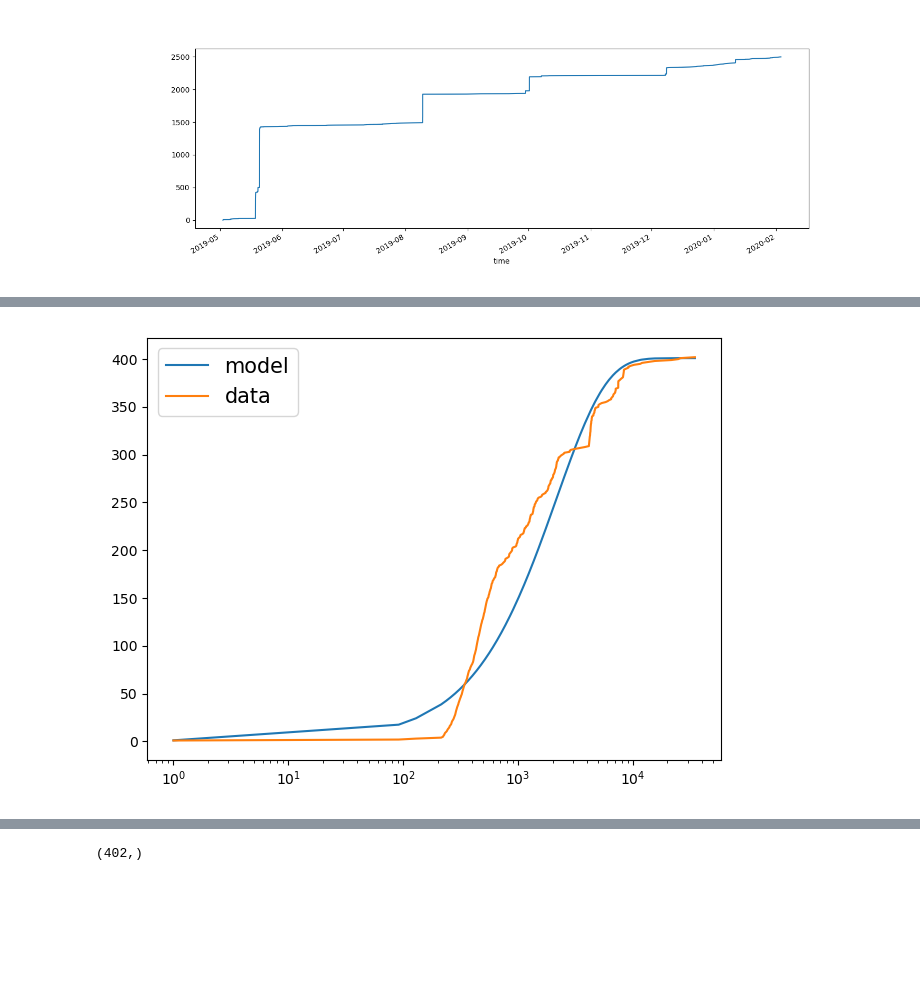
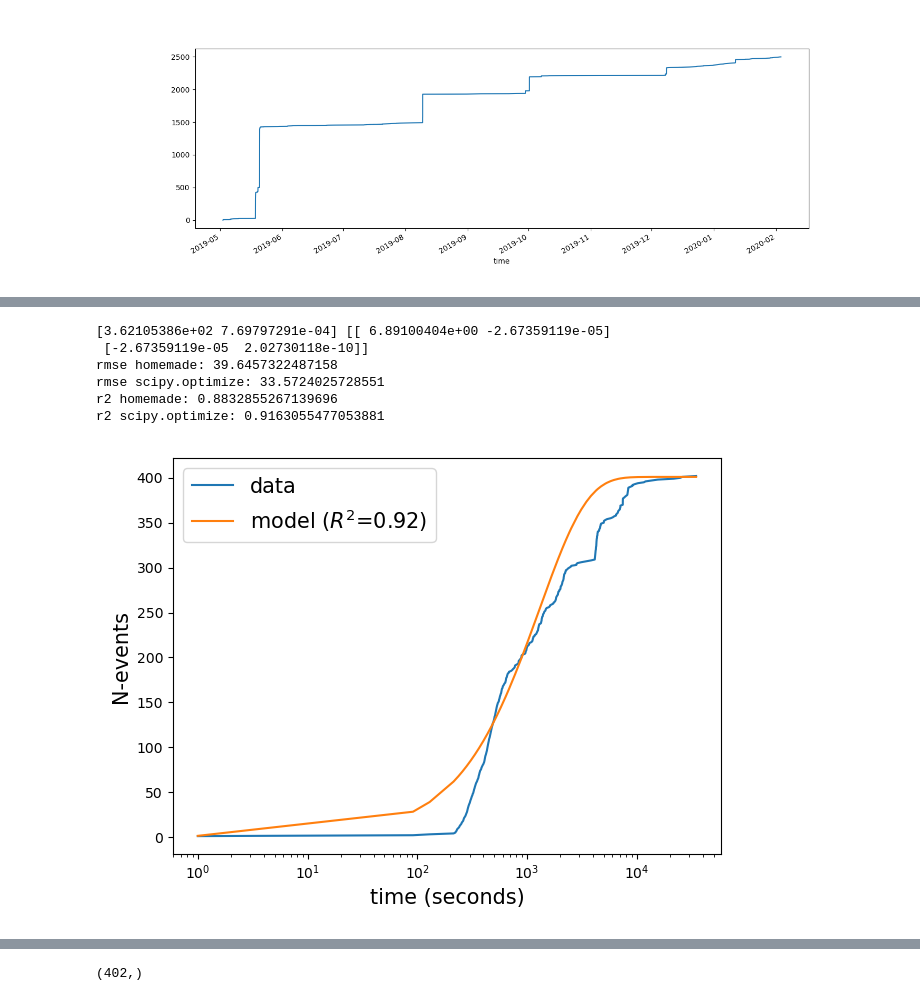
Before and after one commit to SerpRateAI/BubblePaper, a Jupyter notebook: FINAL-PLOTS-PAPER-supplemental.ipynb, the cells around one changed output, grey strips where cells are left out. Drawn from its saved outputs; the diff is of its cells as text; code cells hidden in the pictures; blank space fills up the shorter version.

Commit message:
new plots

```diff
--- a/FINAL-PLOTS-PAPER-supplemental.ipynb
+++ b/FINAL-PLOTS-PAPER-supplemental.ipynb
@@ -120,7 +124,11 @@ event11 = bubbles[bubbles.time.between('2019-12-08 13:30:00','2019-12-08 15:30:0
 # %% [output]
 [figure]
 # %%
-events = [event1, event2, event3, event4, event5, event6, event7, event8, event9, event10, event11]
+events = [event1
+          # , event2
+          , event3, event4, event5, event6, event7, event8
+          # , event9
+          , event10, event11]
 fig, ax = plt.subplots()
 
 for n, e in enumerate(events):
@@ -144,0 +150,12 @@ datetime.date(2019, 12, 8)
+# %%
+fig, ax = plt.subplots()
+e = event8
+y = e.ones.cumsum()
+y = y/y.max()
+time = e.time
+t = np.array([t.timestamp() for t in time])
+t = (t - t.min())
+t = t/t.max()
+
+ax.plot(t, y)
+event8.ones.cumsum()
@@ -145,20 +242,61 @@ datetime.date(2019, 12, 8)
 # %%
+# >>> scipy.optimize.curve_fit(lambda t,a,b: a*numpy.exp(b*t),  x,  y,  p0=(4, 0.1))
+# >>> scipy.optimize.curve_fit(lambda t,a,b: a*numpy.exp(b*t),  x,  y,  p0=(4, 0.1))
+# (array([ 4.88003249,  0.05531256]),
+#  array([[  1.01261314e+01,  -4.31940132e-02],
+#         [ -4.31940132e-02,   1.91188656e-04]]))
+# # y ≈ 4.88 exp(0.0553 x). much better.
+
 y = bubsub.set_index('time').ones.cumsum().values
 time = bubsub.set_index('time').ones.cumsum().index
 
 t = np.array([t.timestamp() for t in time])
 t = t - t.min()
 t = t + 1
 alpha = 1/(t[-1] - t[0])
 alpha = 5/10800
-nt =1 + 400*(1 - np.exp(-alpha*t))
+nt = 1 + 400*(1 - np.exp(-alpha*t))
 
 fig, ax = plt.subplots()
-ax.plot(t, nt, label='model')
+# ax.plot(t, nt, label='model')
 ax.plot(t, y, label='data')
+
+# ax.set_xlim(1e0, 4e4)
+
+from scipy import optimize
+def curvefunc(t, a, b):
+    return 1+a*(1 - np.exp(-b*t))
+
+params, cov = optimize.curve_fit(curvefunc, t, y, p0=(450, 50/10800))
+A, alpha = params
+# nt_fit = 1 + A*(1-)
+print(params, cov)
+# nt_fit = 1 + A*(1 - np.exp(-alpha*t))
+# nt_fit = curvefunc(t, a=A, b=alpha)
+nt_fit = curvefunc(t, a=400, b=alpha)
+
+# ax.plot(t, nt_fit, label='scipy.optimize')
+ax.plot(t, nt_fit, label='model ($R^2$={r2})'.format(r2=round(metrics.r2_score(y_true=y, y_pred=nt_fit),2)))
+
 ax.legend(fontsize=15)
 ax.set_xscale('log')
-# ax.set_xlim(1e0, 4e4)
+
+ax.set_xlabel('time (seconds)', fontsize=15)
+ax.set_ylabel('N-events', fontsize=15)
 fig.tight_layout()
+fig.savefig('supp2_model.pdf', bbox_inches='tight')
+
+print('rmse homemade:', np.sqrt(metrics.mean_squared_error(y_true=y, y_pred=nt)))
+print('rmse scipy.optimize:', np.sqrt(metrics.mean_squared_error(y_true=y, y_pred=nt_fit)))
+
+
+print('r2 homemade:', metrics.r2_score(y_true=y, y_pred=nt))
+print('r2 scipy.optimize:', metrics.r2_score(y_true=y, y_pred=nt_fit))
 # %% [output]
+[3.62105386e+02 7.69797291e-04] [[ 6.89100404e+00 -2.67359119e-05]
+ [-2.67359119e-05  2.02730118e-10]]
+rmse homemade: 39.6457322487158
+rmse scipy.optimize: 33.5724025728551
+r2 homemade: 0.8832855267139696
+r2 scipy.optimize: 0.9163055477053881
-[figure, old version]
+[figure, new version]
```
Also changed, not shown: parts of 37 cells of this notebook, 1 other file.
